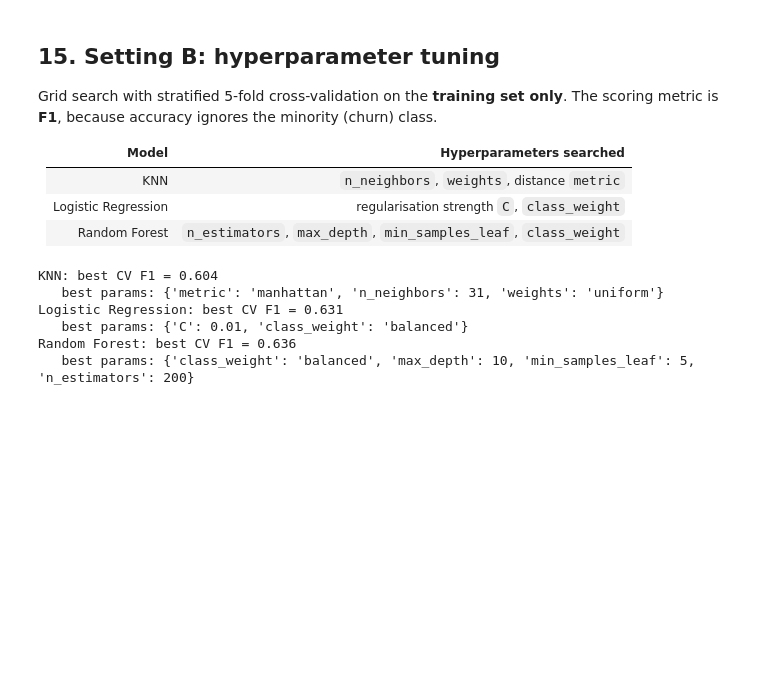
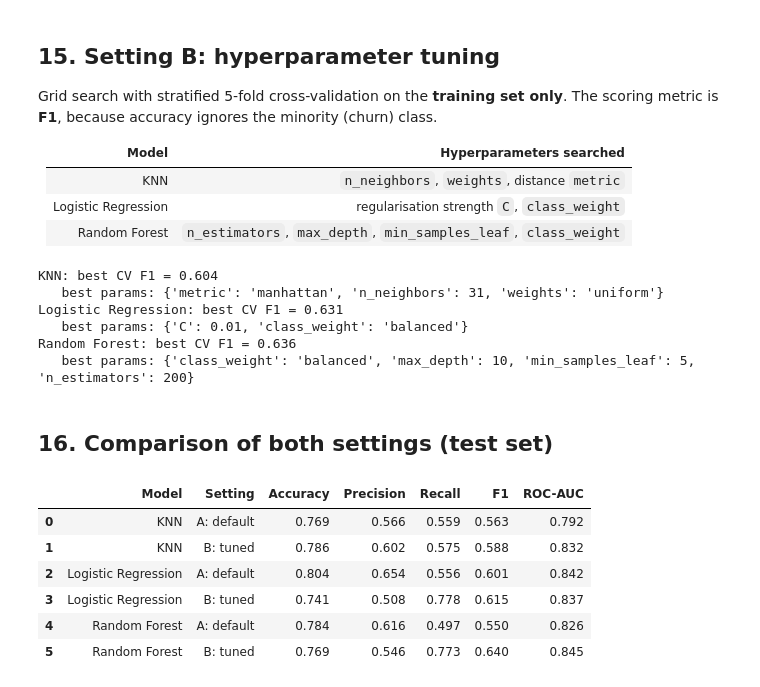
Before and after one commit to methuliH/telco-churn-coursework, a Jupyter notebook: notebooks/Task_01.ipynb, the cells around one changed output. Drawn from its saved outputs; the diff is of its cells as text; code cells hidden in the pictures; blank space fills up the shorter version.

```diff
--- a/notebooks/Task_01.ipynb
+++ b/notebooks/Task_01.ipynb
@@ -375,3 +375,19 @@ Logistic Regression: best CV F1 = 0.631
    best params: {'C': 0.01, 'class_weight': 'balanced'}
 Random Forest: best CV F1 = 0.636
    best params: {'class_weight': 'balanced', 'max_depth': 10, 'min_samples_leaf': 5, 'n_estimators': 200}
+# %% [markdown]
+## 16. Comparison of both settings (test set)
+# %%
+for name, search in tuned.items():
+    results.append(evaluate(name, 'B: tuned', search.best_estimator_))
+
+results_df = pd.DataFrame(results).sort_values(['Model', 'Setting']).reset_index(drop=True)
+results_df.round(3)
+# %% [output]
+|  | Model | Setting | Accuracy | Precision | Recall | F1 | ROC-AUC |
+| 0 | KNN | A: default | 0.769 | 0.566 | 0.559 | 0.563 | 0.792 |
+| 1 | KNN | B: tuned | 0.786 | 0.602 | 0.575 | 0.588 | 0.832 |
+| 2 | Logistic Regression | A: default | 0.804 | 0.654 | 0.556 | 0.601 | 0.842 |
+| 3 | Logistic Regression | B: tuned | 0.741 | 0.508 | 0.778 | 0.615 | 0.837 |
+| 4 | Random Forest | A: default | 0.784 | 0.616 | 0.497 | 0.550 | 0.826 |
+| 5 | Random Forest | B: tuned | 0.769 | 0.546 | 0.773 | 0.640 | 0.845 |
```
Also changed, not shown: parts of 1 cell of this notebook.
